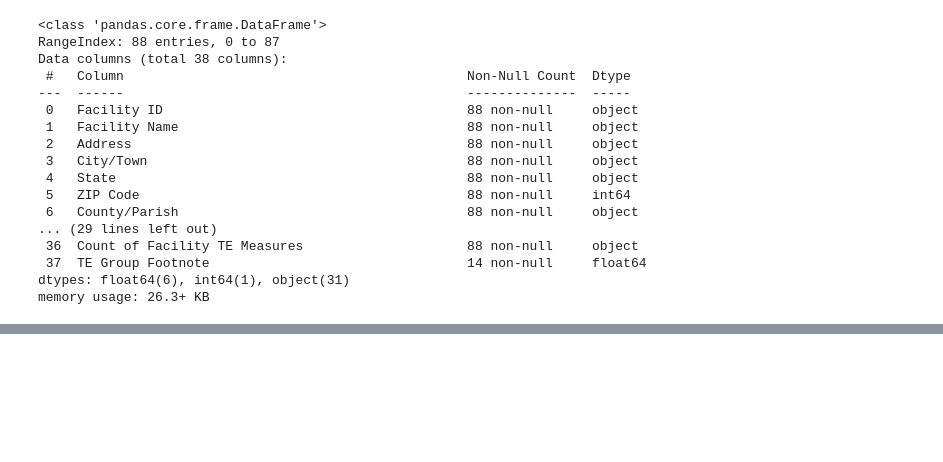
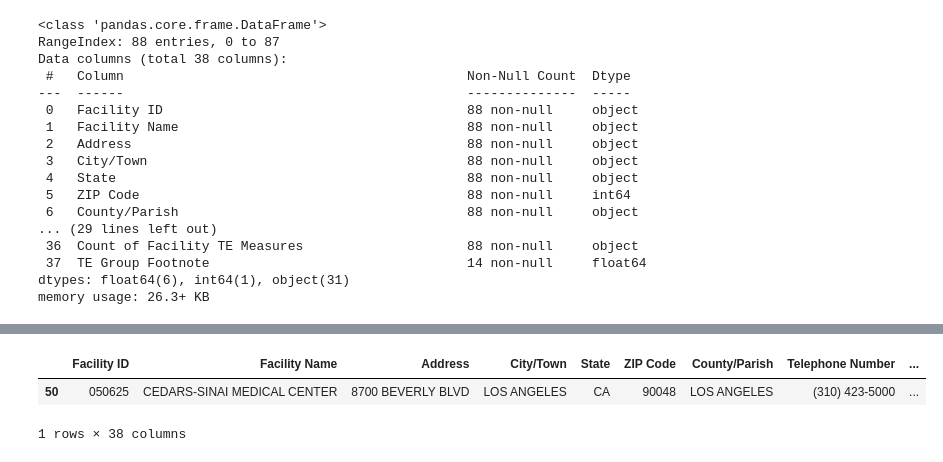
Before and after one commit to davidmertenjones/ist-303-team-kanto-project, a Jupyter notebook: HospitalGenInfo/Hostpital_Information.ipynb, the cells around one changed output, grey strips where cells are left out. Saved outputs shown, nothing was run; the diff lists cells and outputs as text; code cells hidden in the pictures; blank space fills up the shorter version.

```diff
--- a/HospitalGenInfo/Hostpital_Information.ipynb
+++ b/HospitalGenInfo/Hostpital_Information.ipynb
@@ -99,0 +116,6 @@ memory usage: 26.3+ KB
+# %%
+df_la[df_la['Hospital overall rating'] == '5']
+# %% [output]
+|  | Facility ID | Facility Name | Address | City/Town | State | ZIP Code | County/Parish | Telephone Number | ... |
+| 50 | 050625 | CEDARS-SINAI MEDICAL CENTER | 8700 BEVERLY BLVD | LOS ANGELES | CA | 90048 | LOS ANGELES | (310) 423-5000 | ... |
+1 rows × 38 columns
```
Also changed, not shown: parts of 10 cells of this notebook.
